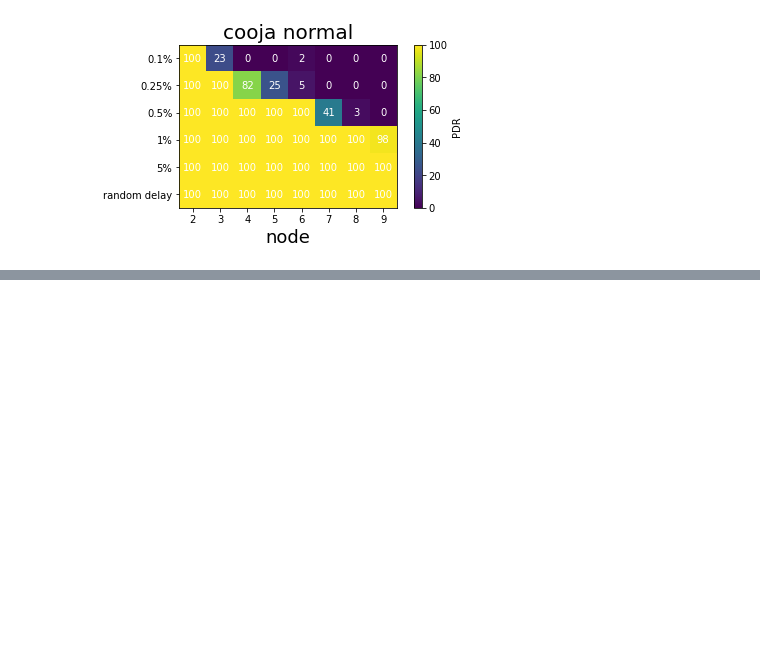
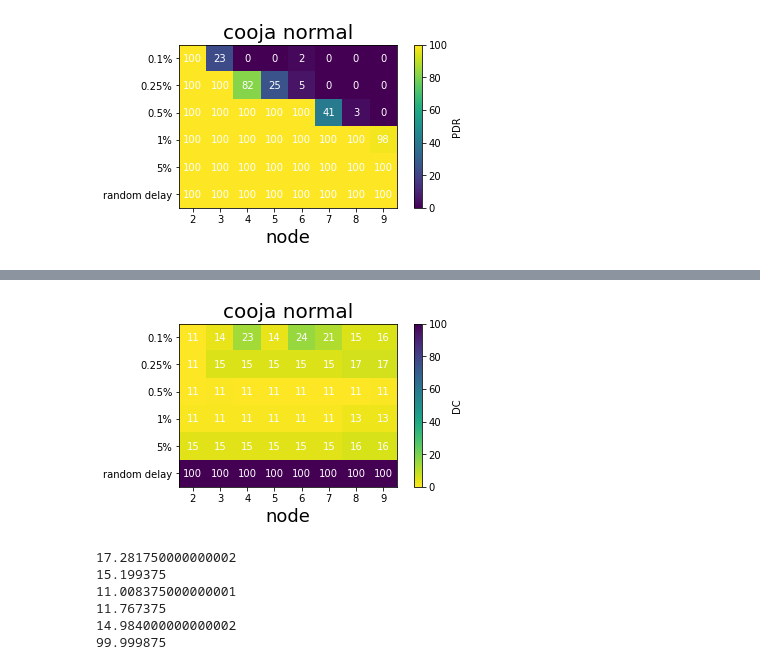
Before and after one commit to TEXflip/LPW-networks-for-IoT-project, a Jupyter notebook: experiments analysis/analysis.ipynb, the cells around one changed output, grey strips where cells are left out. Cells and saved outputs as stored; diff of their text form; code cells hidden in the pictures; blank space fills up the shorter version.

```diff
--- a/experiments analysis/analysis.ipynb
+++ b/experiments analysis/analysis.ipynb
@@ -109,0 +146,29 @@ plt.show()
+# %%
+key = "cooja normal"
+fig, ax = plt.subplots(figsize=figsize)
+im = ax.imshow(dc[key], cmap='viridis_r')
+ax.set_title(key, fontsize=20)
+ax.set_xticks(np.arange(dc[key].shape[1]))
+ax.set_yticks(np.arange(dc[key].shape[0]))
+ax.set_yticklabels(xlabel)
+ax.set_xticklabels(np.arange(dc[key].shape[1])+2)
+ax.set_xlabel('node', fontsize=fontsize)
+# ax.set_ylabel('experiment', fontsize=fontsize)
+for i in range(dc[key].shape[0]):
+    for j in range(dc[key].shape[1]):
+        ax.text(j, i, "{:.0f}".format(dc[key][i, j]),
+                    ha="center", va="center", color="w", size=textSize)
+PCM=ax.get_children()[2]
+norm = mpl.colors.Normalize(vmin=0, vmax=100)
+plt.colorbar(mpl.cm.ScalarMappable(norm=norm, cmap='viridis_r'), label="DC")
+plt.show()
+for d in dc[key]:
+    print(np.average(d))
+# %% [output]
+[figure, added]
+17.281750000000002
+15.199375
+11.008375000000001
+11.767375
+14.984000000000002
+99.999875
```
Also changed, not shown: parts of 6 cells of this notebook.
